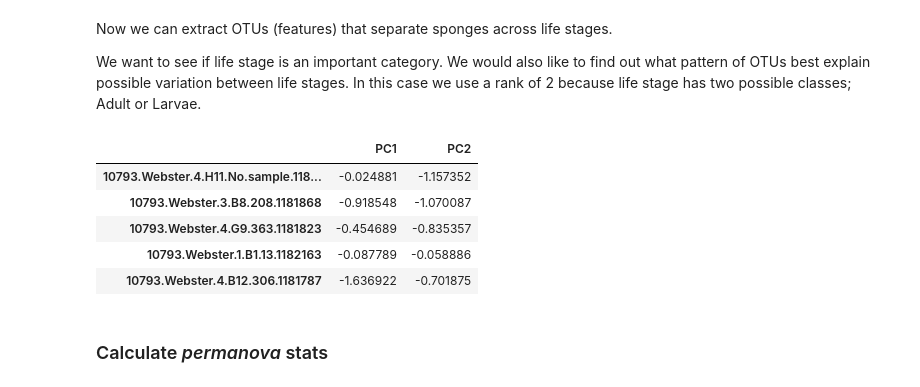
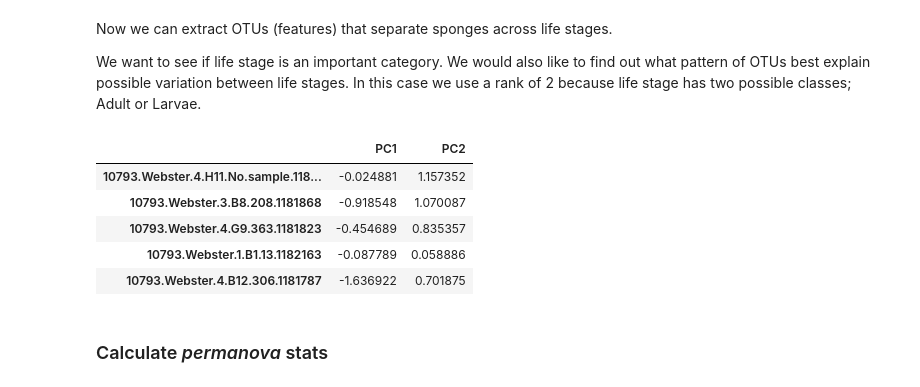
Before and after one commit to biocore/DEICODE, a Jupyter notebook: Examples/sponge_biom.ipynb, the cells around one changed output. Cells and saved outputs as stored; diff of their text form; code cells hidden in the pictures.

```diff
--- a/Examples/sponge_biom.ipynb
+++ b/Examples/sponge_biom.ipynb
@@ -72,33 +72,33 @@ We want to see if life stage is an important category. We would also like to fin
 # %%
 # rclr preprocessing
 table_norm=rclr().fit_transform(otutabledf.copy())
 # OptSpace (RPCA)
-opt=OptSpace(rank=2).fit(table_norm)
+opt=OptSpace().fit(table_norm)
 
 #Sample Loadings
 sample_loading=pd.DataFrame(opt.sample_weights,index=otutabledf.index)
 sample_loading = sample_loading.rename(columns={0: 'PC1', 1: 'PC2'})
 
 #Feature Loadings
 feature_loading=pd.DataFrame(opt.feature_weights,index=otutabledf.columns).sort_values(by=0)
 
 # Euclidean Distance
 euc_dist=pdist(otutabledf.as_matrix(), 'euclidean')
 # Bray-Curtis Distance
 bray_dist=pdist(otutabledf.as_matrix(), 'braycurtis')
 
 # Sort the metadata by solid food class (Pre and Post)
 life_stage = mappingdf['life_stage'].sort_values()
 
 # view a sample of loadings
 sample_loading.head(5)
 # %% [output]
 |  | PC1 | PC2 |
-| 10793.Webster.4.H11.No.sample.118... | -0.024881 | -1.157352 |
-| 10793.Webster.3.B8.208.1181868 | -0.918548 | -1.070087 |
-| 10793.Webster.4.G9.363.1181823 | -0.454689 | -0.835357 |
-| 10793.Webster.1.B1.13.1182163 | -0.087789 | -0.058886 |
-| 10793.Webster.4.B12.306.1181787 | -1.636922 | -0.701875 |
+| 10793.Webster.4.H11.No.sample.118... | -0.024881 | 1.157352 |
+| 10793.Webster.3.B8.208.1181868 | -0.918548 | 1.070087 |
+| 10793.Webster.4.G9.363.1181823 | -0.454689 | 0.835357 |
+| 10793.Webster.1.B1.13.1182163 | -0.087789 | 0.058886 |
+| 10793.Webster.4.B12.306.1181787 | -1.636922 | 0.701875 |
 # %% [markdown]
 ### Calculate _permanova_ stats
 # %%
```
Also changed, not shown: parts of 1 cell of this notebook, 3 other files.
